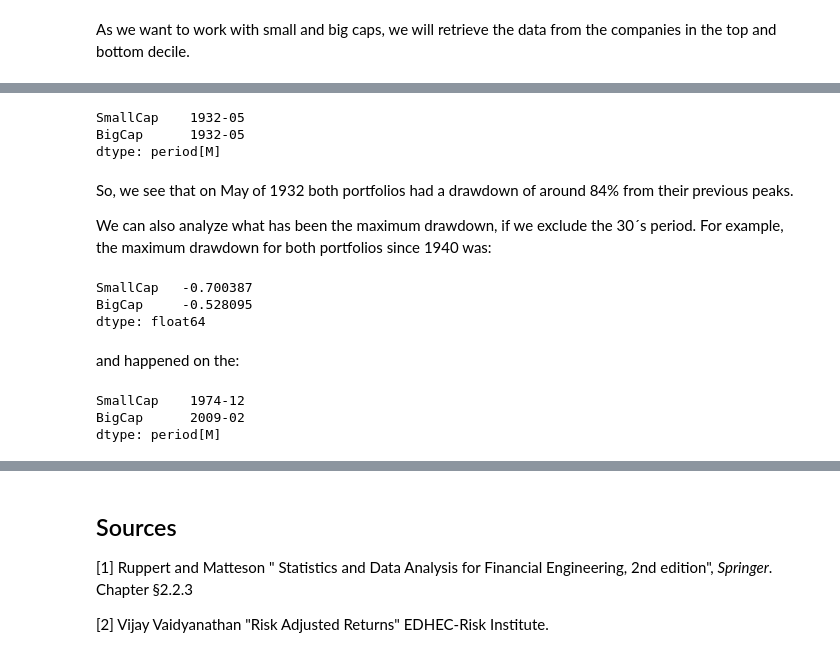
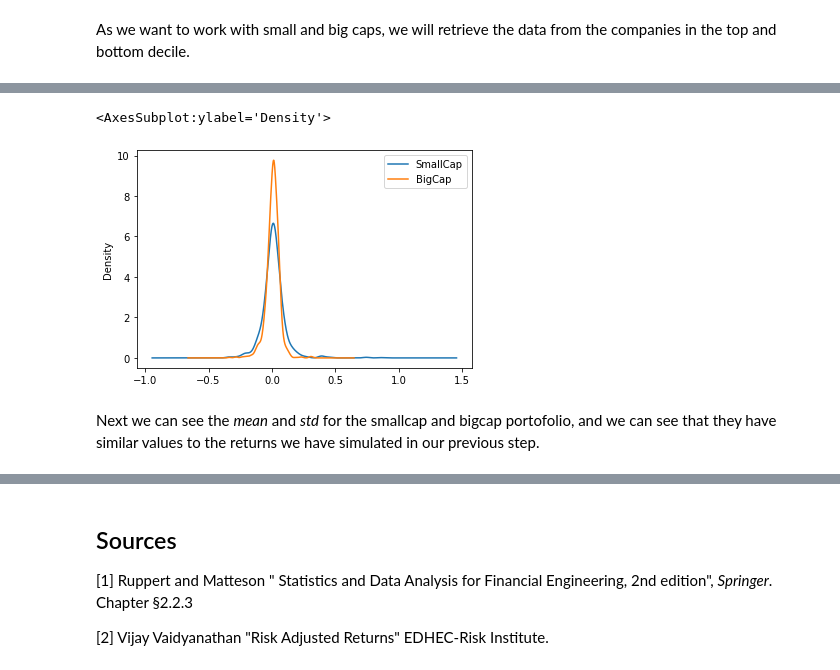
Before and after one commit to quantopy-dev/quantopy, a Jupyter notebook: tutorials/notebooks/03-deviations-from-normality.ipynb, the cells around one changed output, grey strips where cells are left out. Cells and saved outputs as stored; diff of their text form; code cells hidden in the pictures.

```diff
--- a/tutorials/notebooks/03-deviations-from-normality.ipynb
+++ b/tutorials/notebooks/03-deviations-from-normality.ipynb
@@ -290,24 +122,11 @@ and happened on the:
-# %%
-drawdown.idxmin()
-# %% [output]
-SmallCap    1932-05
-BigCap      1932-05
-dtype: period[M]
-# %% [markdown]
-So, we see that on May of 1932 both portfolios had a drawdown of around 84% from their previous peaks.
-
-We can also analyze what has been the maximum drawdown, if we exclude the 30´s period. For example, the maximum drawdown for both portfolios since 1940 was:
-# %%
-drawdown.loc["1940":].min()
-# %% [output]
-SmallCap   -0.700387
-BigCap     -0.528095
-dtype: float64
-# %% [markdown]
-and happened on the:
-# %%
-drawdown.loc["1940":].idxmin()
-# %% [output]
-SmallCap    1974-12
-BigCap      2009-02
-dtype: period[M]
+# %%
+columns = ['Lo 10', 'Hi 10']
+returns = portfolio[columns]
+returns.columns = ['SmallCap', 'BigCap']
+log_returns = returns.log()
+log_returns.plot.density()
+# %% [output]
+<AxesSubplot:ylabel='Density'>
+[figure, added]
+# %% [markdown]
+Next we can see the *mean* and *std* for the smallcap and bigcap portofolio, and we can see that they have similar values to the returns we have simulated in our previous step.
```
Also changed, not shown: parts of 54 cells of this notebook, 1 other file.
